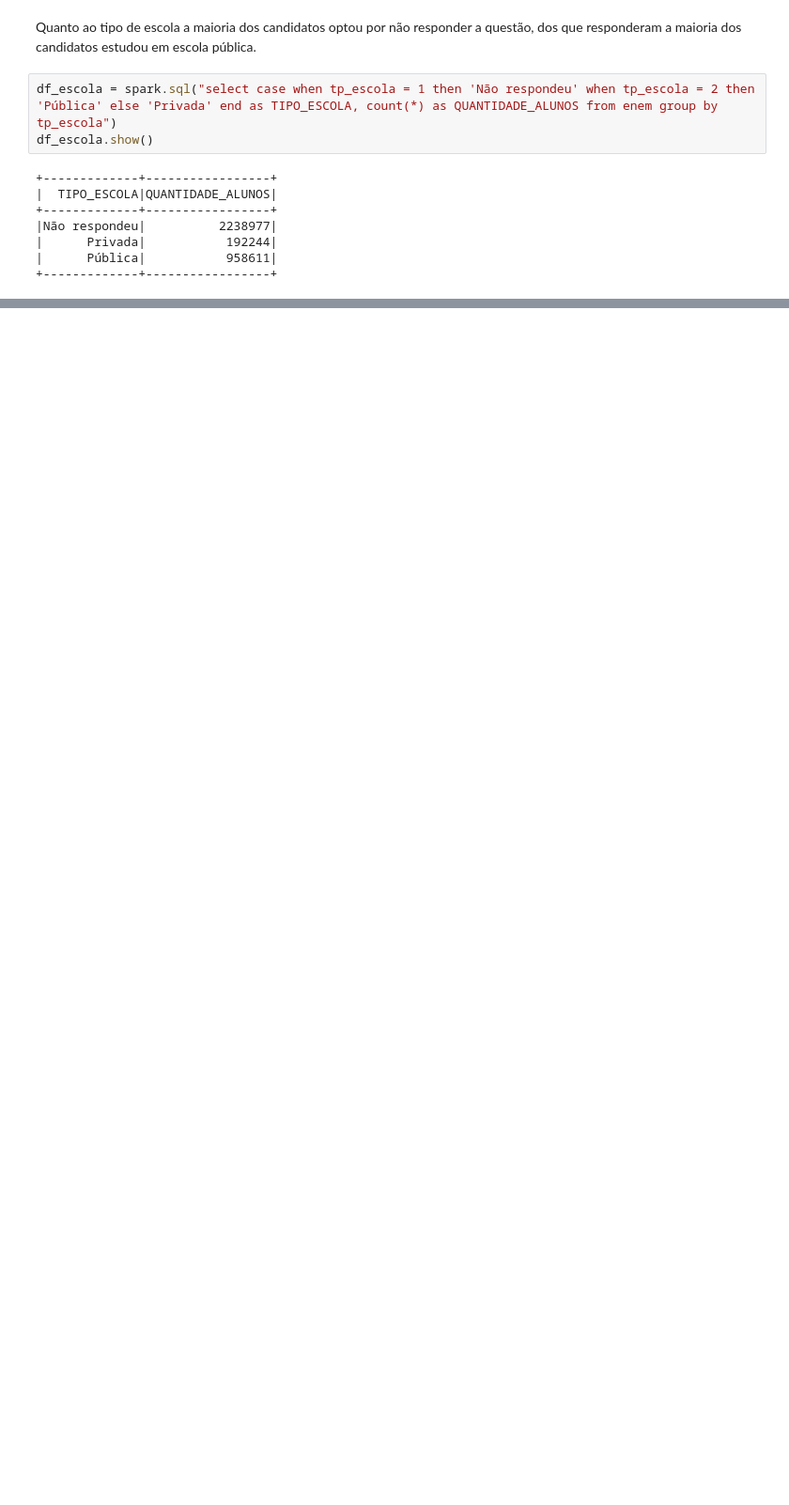
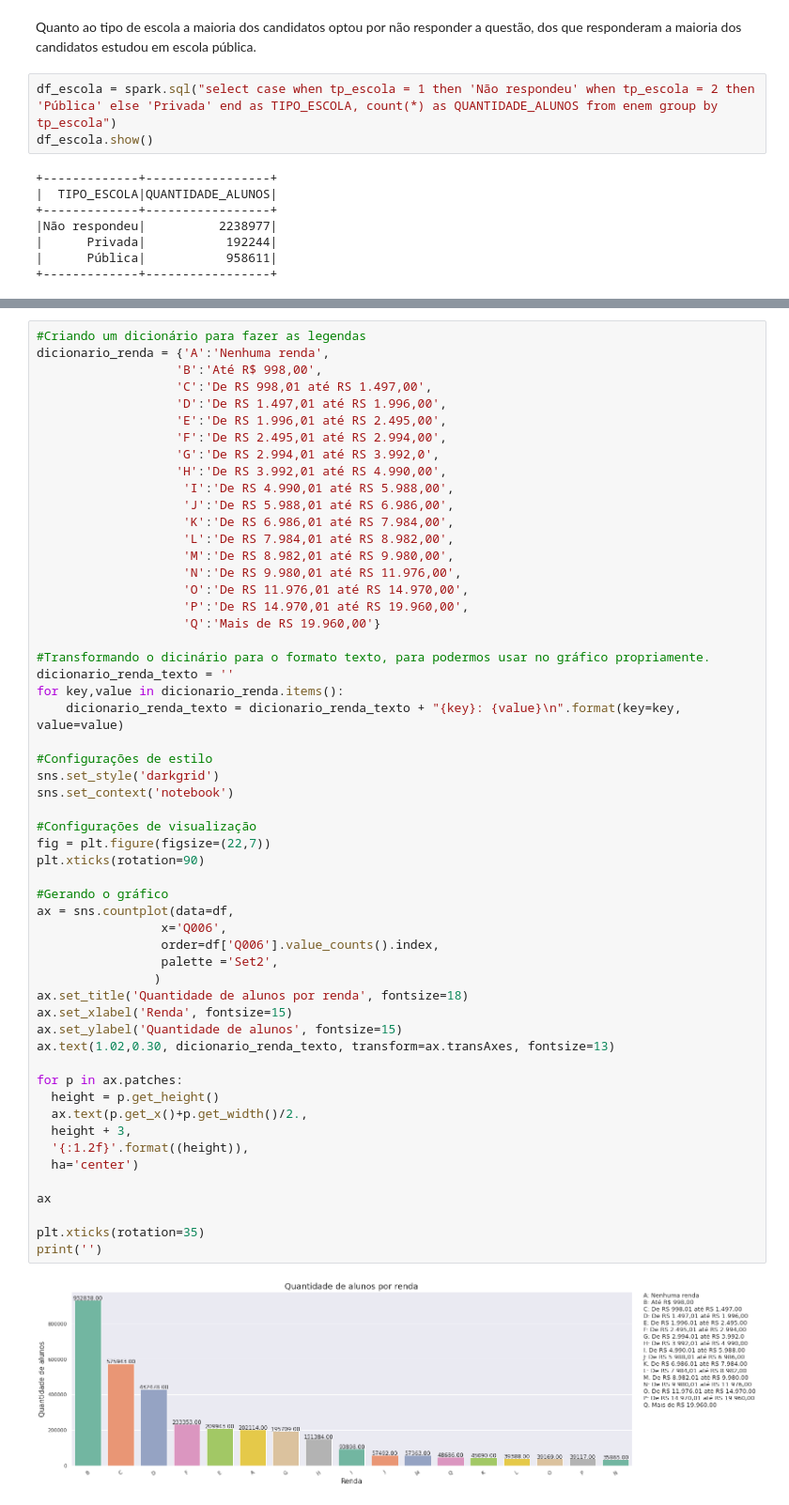
Before and after one commit to leticiaJFS/Projeto-Final-Semantix, a Jupyter notebook: Projeto_Final_Semantix.ipynb, the cells around one changed output, grey strips where cells are left out. Shown at 94% size. Cells and saved outputs as stored; diff of their text form; blank space fills up the shorter version.

```diff
--- a/Projeto_Final_Semantix.ipynb
+++ b/Projeto_Final_Semantix.ipynb
@@ -521,0 +570,57 @@ print('')
+# %%
+#Criando um dicionário para fazer as legendas
+dicionario_renda = {'A':'Nenhuma renda',
+                   'B':'Até R$ 998,00',
+                   'C':'De RS 998,01 até RS 1.497,00',
+                   'D':'De RS 1.497,01 até RS 1.996,00',
+                   'E':'De RS 1.996,01 até RS 2.495,00',
+                   'F':'De RS 2.495,01 até RS 2.994,00',
+                   'G':'De RS 2.994,01 até RS 3.992,0',
+                   'H':'De RS 3.992,01 até RS 4.990,00',
+                    'I':'De RS 4.990,01 até RS 5.988,00',
+                    'J':'De RS 5.988,01 até RS 6.986,00',
+                    'K':'De RS 6.986,01 até RS 7.984,00',
+                    'L':'De RS 7.984,01 até RS 8.982,00',
+                    'M':'De RS 8.982,01 até RS 9.980,00',
+                    'N':'De RS 9.980,01 até RS 11.976,00',
+                    'O':'De RS 11.976,01 até RS 14.970,00',
+                    'P':'De RS 14.970,01 até RS 19.960,00',
+                    'Q':'Mais de RS 19.960,00'}
+
+#Transformando o dicinário para o formato texto, para podermos usar no gráfico propriamente.
+dicionario_renda_texto = ''
+for key,value in dicionario_renda.items():
+    dicionario_renda_texto = dicionario_renda_texto + "{key}: {value}\n".format(key=key, value=value)
+
+#Configurações de estilo
+sns.set_style('darkgrid')
+sns.set_context('notebook')
+
+#Configurações de visualização
+fig = plt.figure(figsize=(22,7))
+plt.xticks(rotation=90)
+
+#Gerando o gráfico
+ax = sns.countplot(data=df,
+                 x='Q006',
+                 order=df['Q006'].value_counts().index,
+                 palette ='Set2',
+                )
+ax.set_title('Quantidade de alunos por renda', fontsize=18)
+ax.set_xlabel('Renda', fontsize=15)
+ax.set_ylabel('Quantidade de alunos', fontsize=15)
+ax.text(1.02,0.30, dicionario_renda_texto, transform=ax.transAxes, fontsize=13)
+
+for p in ax.patches:
+  height = p.get_height()
+  ax.text(p.get_x()+p.get_width()/2.,
+  height + 3,
+  '{:1.2f}'.format((height)),
+  ha='center')
+
+ax
+
+plt.xticks(rotation=35)
+print('')
+# %% [output]
+[figure, added]
```
Also changed, not shown: parts of 14 cells of this notebook.
